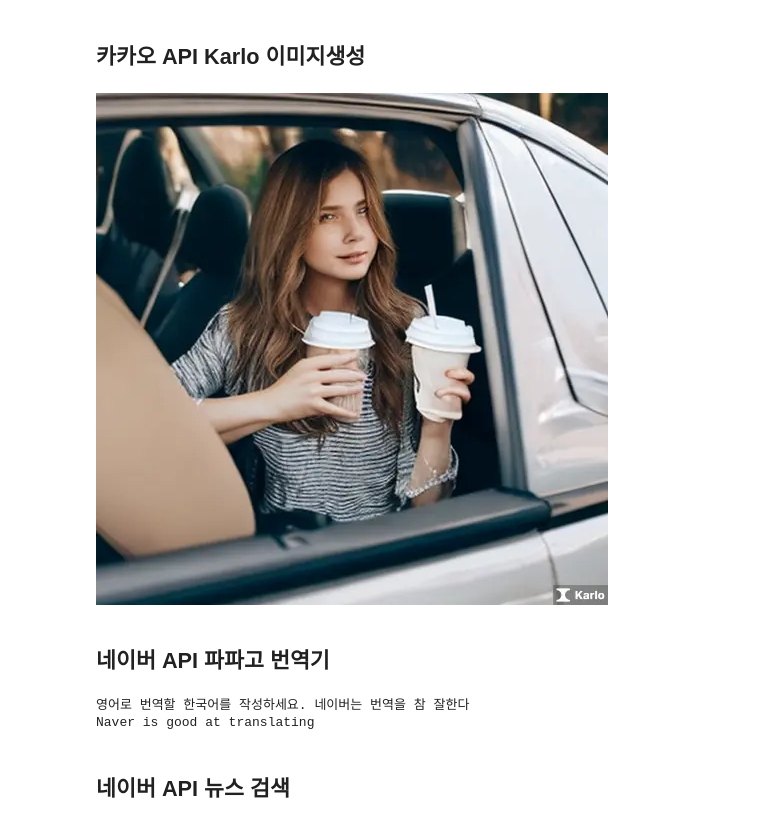
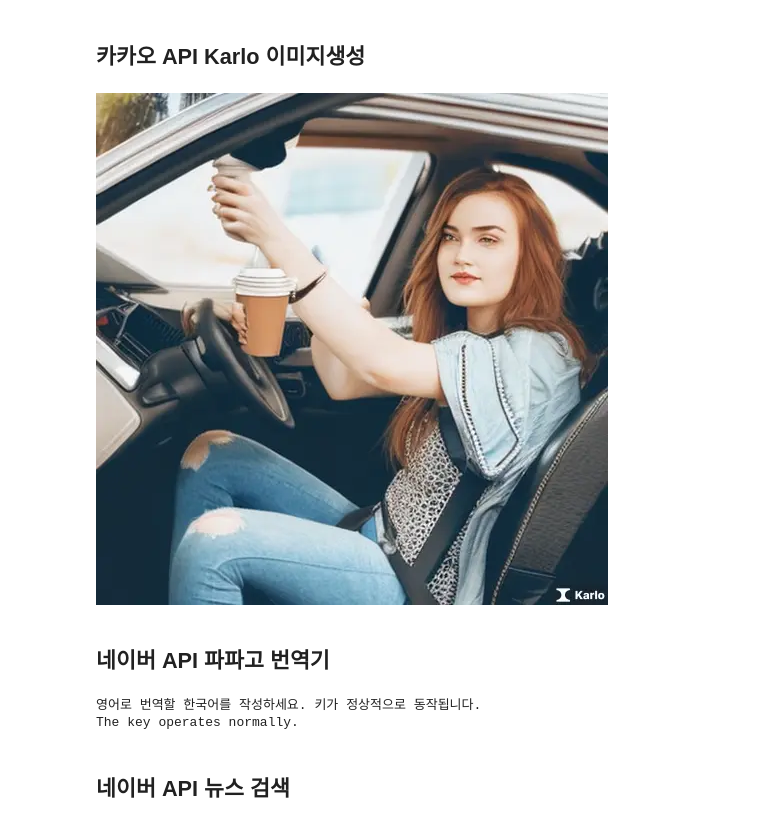
Before and after one commit to myplc/ipy01, a Jupyter notebook: pynote2.ipynb, the cells around one changed output. Drawn from its saved outputs; the diff is of its cells as text; code cells hidden in the pictures.

```diff
--- a/pynote2.ipynb
+++ b/pynote2.ipynb
@@ -133,8 +133,10 @@ else:
 # %%
 import requests as req
 import time as t
+from dotenv import load_dotenv
+load_dotenv()
 url = 'http://apis.data.go.kr/6260000/AirQualityInfoService/getAirQualityInfoClassifiedByStation'
-key = 'oUQKydR5Va+ZHhX322gRHaUqFPBhodTiidQzTV7xyuFBr75AwNnR5hyf/DtEV6YGi4PmUmvoP5Qj9m7yKctSXA=='
+key = os.environ.get('GOV_KEY')
 num = 50
 params = {'serviceKey':key,'pageNo':'1','numOfRows':num,'resultType':'json'}
 response = req.get(url, params).json()
@@ -169,9 +171,9 @@ print(t.time()-start)
 # REST API 호출에 필요한 라이브러리
 import requests
 import json
-
-# [내 애플리케이션] > [앱 키] 에서 확인한 REST API 키 값 입력
-REST_API_KEY = 'a58d163329cba581cc12582bb3ed7196'
+from dotenv import load_dotenv
+load_dotenv()
+REST_API_KEY = os.environ.get('KAKAO_API_KEY')
 
 # KoGPT API 호출을 위한 메서드 선언
 # 각 파라미터 기본값으로 설정
@@ -245,42 +247,42 @@ import requests
 import json
 import urllib
 from PIL import Image
-
-# [내 애플리케이션] > [앱 키] 에서 확인한 REST API 키 값 입력
-REST_API_KEY = 'a58d163329cba581cc12582bb3ed7196'
+from dotenv import load_dotenv
+load_dotenv()
+REST_API_KEY = os.environ.get('KAKAO_API_KEY')
 
 # 이미지 생성하기 요청
 def t2i(prompt, negative_prompt):
     r = requests.post(
         'https://api.kakaobrain.com/v2/inference/karlo/t2i',
         json = {
             'prompt': prompt,
             'negative_prompt': negative_prompt
         },
         headers = {
             'Authorization': f'KakaoAK {REST_API_KEY}',
             'Content-Type': 'application/json'
         }
     )
     # 응답 JSON 형식으로 변환
     response = json.loads(r.content)
     return response
 
 # 프롬프트에 사용할 제시어
 prompt = "car with girl"
 negative_prompt = "cat,dog"
 
 # 이미지 생성하기 REST API 호출
 response = t2i(prompt, negative_prompt)
 # print(response['images'][0]['image'])
 
 # 응답의 첫 번째 이미지 생성 결과 출력하기
 # result = Image.open(urllib.request.urlopen(response.get("images")[0].get("image")))
 # result.show()
 
 Image.open(urllib.request.urlopen(response['images'][0]['image']))
 # %% [output]
-[figure, old version]
+[figure, new version]
 # %% [markdown]
 ## 네이버 API 파파고 번역기
 # %%
@@ -288,8 +290,11 @@ import os
 import sys
 import json
 import urllib.request
-client_id = "5BygiJLzWj1DZOI2jlgo" # 개발자센터에서 발급받은 Client ID 값
-client_secret = "iapwNl5jjO" # 개발자센터에서 발급받은 Client Secret 값
+# load .env
+from dotenv import load_dotenv
+load_dotenv()
+client_id = os.environ.get('NAVER_API_ID')
+client_secret = os.environ.get('NAVER_API_PW')
 inp = input('영어로 번역할 한국어를 작성하세요.')
 encText = urllib.parse.quote(inp)
 data = "source=ko&target=en&text=" + encText
@@ -306,8 +311,8 @@ if(rescode==200):
 else:
     print("Error Code:" + rescode)
 # %% [output]
-영어로 번역할 한국어를 작성하세요. 네이버는 번역을 참 잘한다
-Naver is good at translating
+영어로 번역할 한국어를 작성하세요. 키가 정상적으로 동작됩니다.
+The key operates normally.
 # %% [markdown]
 ## 네이버 API 뉴스 검색
 # %%
```
Also changed, not shown: parts of 1 cell of this notebook.
